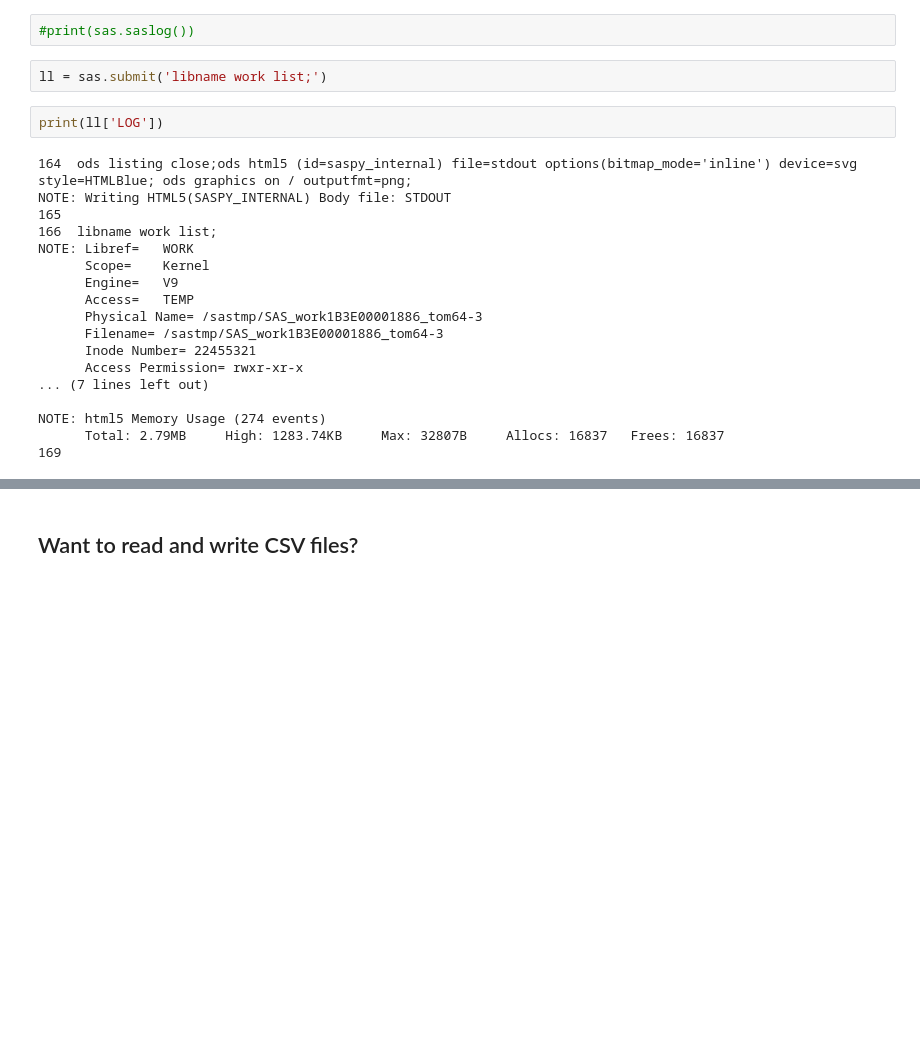
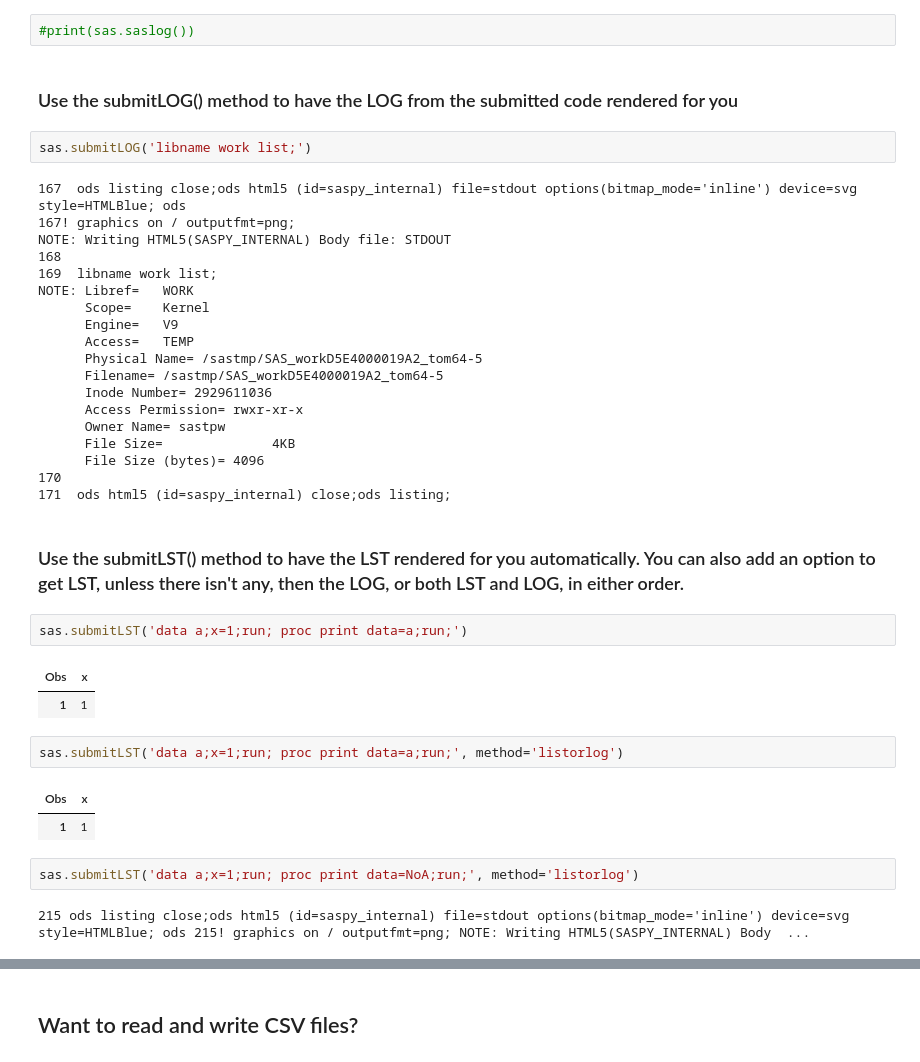
Before and after one commit to sassoftware/saspy-examples, a Jupyter notebook: SAS_contrib/saspy_example_github.ipynb, the cells around one changed output, grey strips where cells are left out. Cells and saved outputs as stored; diff of their text form; blank space fills up the shorter version.

```diff
--- a/SAS_contrib/saspy_example_github.ipynb
+++ b/SAS_contrib/saspy_example_github.ipynb
@@ -164,25 +179,42 @@ NOTE: html5 Memory Usage (376 events)
 #### You can always see the entire session log by using the saslog() method of the SASsession object.
 # %%
 #print(sas.saslog())
+# %% [markdown]
+### Use the submitLOG() method to have the LOG from the submitted code rendered for you
 # %%
-ll = sas.submit('libname work list;')
+sas.submitLOG('libname work list;')
+# %% [output]
+167  ods listing close;ods html5 (id=saspy_internal) file=stdout options(bitmap_mode='inline') device=svg style=HTMLBlue; ods
+167! graphics on / outputfmt=png;
+NOTE: Writing HTML5(SASPY_INTERNAL) Body file: STDOUT
+168
+169  libname work list;
+NOTE: Libref=   WORK
+      Scope=    Kernel
+      Engine=   V9
+      Access=   TEMP
+      Physical Name= /sastmp/SAS_workD5E4000019A2_tom64-5
+      Filename= /sastmp/SAS_workD5E4000019A2_tom64-5
+      Inode Number= 2929611036
+      Access Permission= rwxr-xr-x
+      Owner Name= sastpw
+      File Size=              4KB
+      File Size (bytes)= 4096
+170
+171  ods html5 (id=saspy_internal) close;ods listing;
-# %%
-print(ll['LOG'])
-# %% [output]
-164  ods listing close;ods html5 (id=saspy_internal) file=stdout options(bitmap_mode='inline') device=svg style=HTMLBlue; ods graphics on / outputfmt=png;
-NOTE: Writing HTML5(SASPY_INTERNAL) Body file: STDOUT
-165
-166  libname work list;
-NOTE: Libref=   WORK
-      Scope=    Kernel
-      Engine=   V9
-      Access=   TEMP
-      Physical Name= /sastmp/SAS_work1B3E00001886_tom64-3
-      Filename= /sastmp/SAS_work1B3E00001886_tom64-3
-      Inode Number= 22455321
-      Access Permission= rwxr-xr-x
-... (7 lines left out)
-
-NOTE: html5 Memory Usage (274 events)
-      Total: 2.79MB     High: 1283.74KB     Max: 32807B     Allocs: 16837   Frees: 16837
-169
+# %% [markdown]
+### Use the submitLST() method to have the LST rendered for you automatically. You can also add an option to get LST, unless there isn't any, then the LOG, or both LST and LOG, in either order.
+# %%
+sas.submitLST('data a;x=1;run; proc print data=a;run;')
+# %% [output]
+| Obs | x |
+| 1 | 1 |
+# %%
+sas.submitLST('data a;x=1;run; proc print data=a;run;', method='listorlog')
+# %% [output]
+| Obs | x |
+| 1 | 1 |
+# %%
+sas.submitLST('data a;x=1;run; proc print data=NoA;run;', method='listorlog')
+# %% [output]
+215 ods listing close;ods html5 (id=saspy_internal) file=stdout options(bitmap_mode='inline') device=svg style=HTMLBlue; ods 215! graphics on / outputfmt=png; NOTE: Writing HTML5(SASPY_INTERNAL) Body  ...
```
Also changed, not shown: parts of 30 cells of this notebook.
